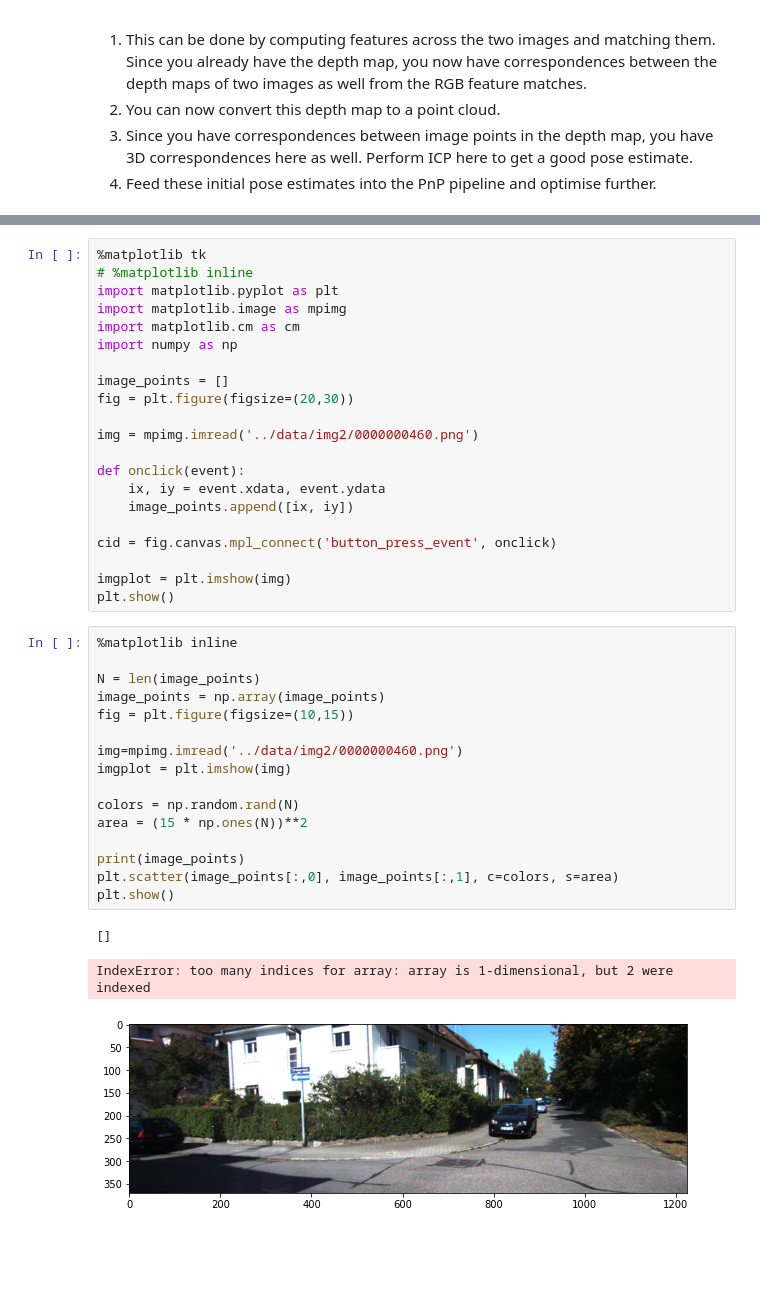
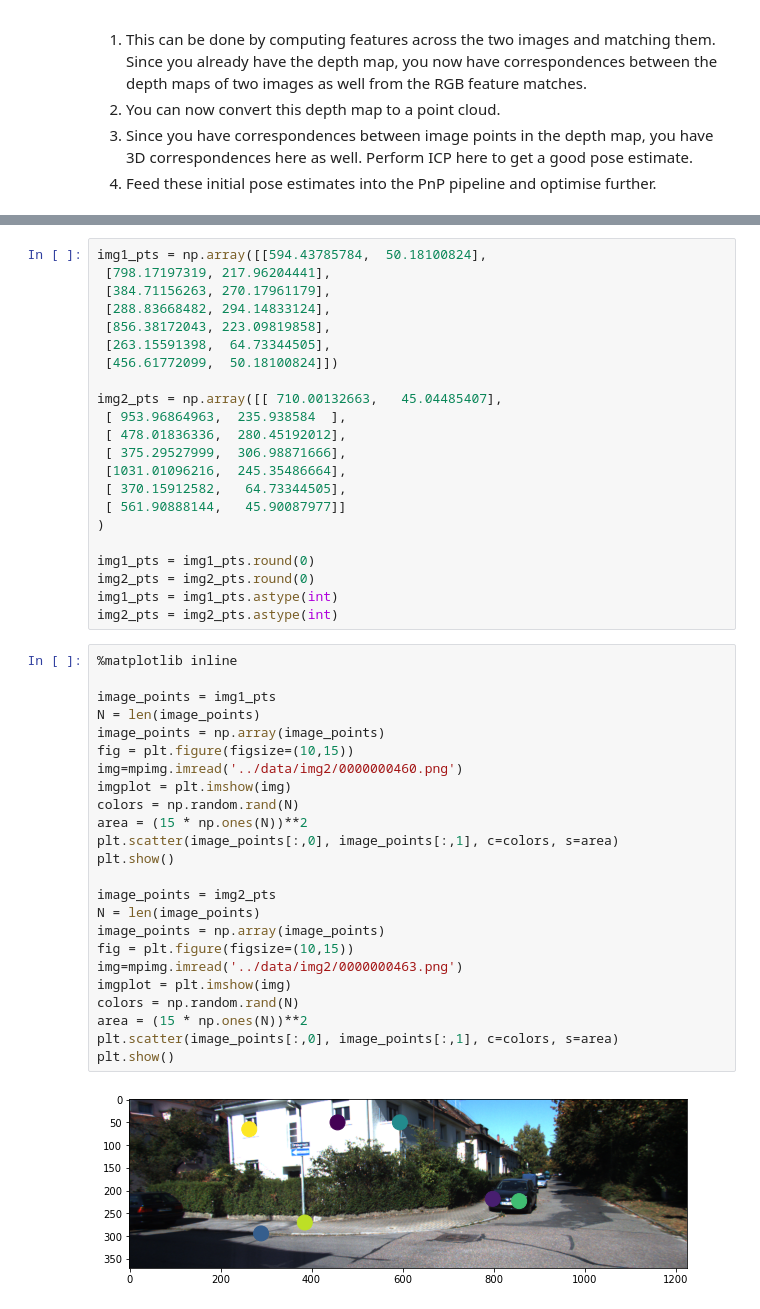
Before and after one commit to tusharc31/Mobile-Robotics, a Jupyter notebook: Project-2/questions/StereoSLAM.ipynb, the cells around one changed output, grey strips where cells are left out. Saved outputs shown, nothing was run; the diff lists cells and outputs as text; blank space fills up the shorter version.

```diff
--- a/Project-2/questions/StereoSLAM.ipynb
+++ b/Project-2/questions/StereoSLAM.ipynb
@@ -283,41 +258,48 @@ plt.show()
-# %%
-%matplotlib tk
-# %matplotlib inline
-import matplotlib.pyplot as plt
-import matplotlib.image as mpimg
-import matplotlib.cm as cm
-import numpy as np
-
-image_points = []
-fig = plt.figure(figsize=(20,30))
-
-img = mpimg.imread('../data/img2/0000000460.png')
-
-def onclick(event):
-    ix, iy = event.xdata, event.ydata
-    image_points.append([ix, iy])
-
-cid = fig.canvas.mpl_connect('button_press_event', onclick)
-
-imgplot = plt.imshow(img)
-plt.show()
+# %%
+img1_pts = np.array([[594.43785784,  50.18100824],
+ [798.17197319, 217.96204441],
+ [384.71156263, 270.17961179],
+ [288.83668482, 294.14833124],
+ [856.38172043, 223.09819858],
+ [263.15591398,  64.73344505],
+ [456.61772099,  50.18100824]])
+
+img2_pts = np.array([[ 710.00132663,   45.04485407],
+ [ 953.96864963,  235.938584  ],
+ [ 478.01836336,  280.45192012],
+ [ 375.29527999,  306.98871666],
+ [1031.01096216,  245.35486664],
+ [ 370.15912582,   64.73344505],
+ [ 561.90888144,   45.90087977]]
+)
+
+img1_pts = img1_pts.round(0)
+img2_pts = img2_pts.round(0)
+img1_pts = img1_pts.astype(int)
+img2_pts = img2_pts.astype(int)
 # %%
 %matplotlib inline
 
+image_points = img1_pts
 N = len(image_points)
 image_points = np.array(image_points)
 fig = plt.figure(figsize=(10,15))
-
 img=mpimg.imread('../data/img2/0000000460.png')
 imgplot = plt.imshow(img)
-
 colors = np.random.rand(N)
 area = (15 * np.ones(N))**2
-
-print(image_points)
 plt.scatter(image_points[:,0], image_points[:,1], c=colors, s=area)
 plt.show()
+
+image_points = img2_pts
+N = len(image_points)
+image_points = np.array(image_points)
+fig = plt.figure(figsize=(10,15))
+img=mpimg.imread('../data/img2/0000000463.png')
+imgplot = plt.imshow(img)
+colors = np.random.rand(N)
+area = (15 * np.ones(N))**2
+plt.scatter(image_points[:,0], image_points[:,1], c=colors, s=area)
+plt.show()
 # %% [output]
-[]
-IndexError: too many indices for array: array is 1-dimensional, but 2 were indexed
-[figure, old version]
+[figure, new version]
```
Also changed, not shown: parts of 17 cells of this notebook, 1 other file.
